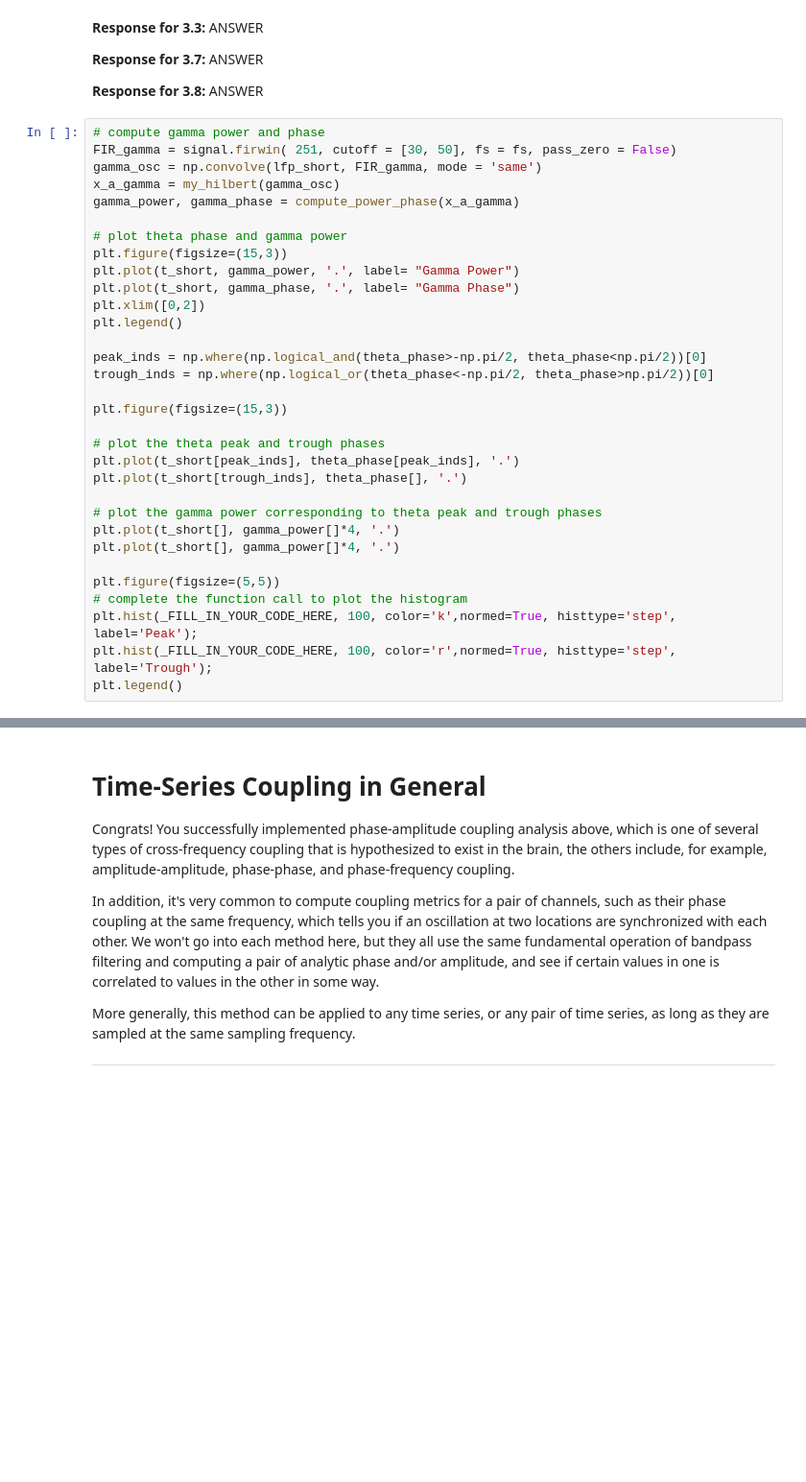
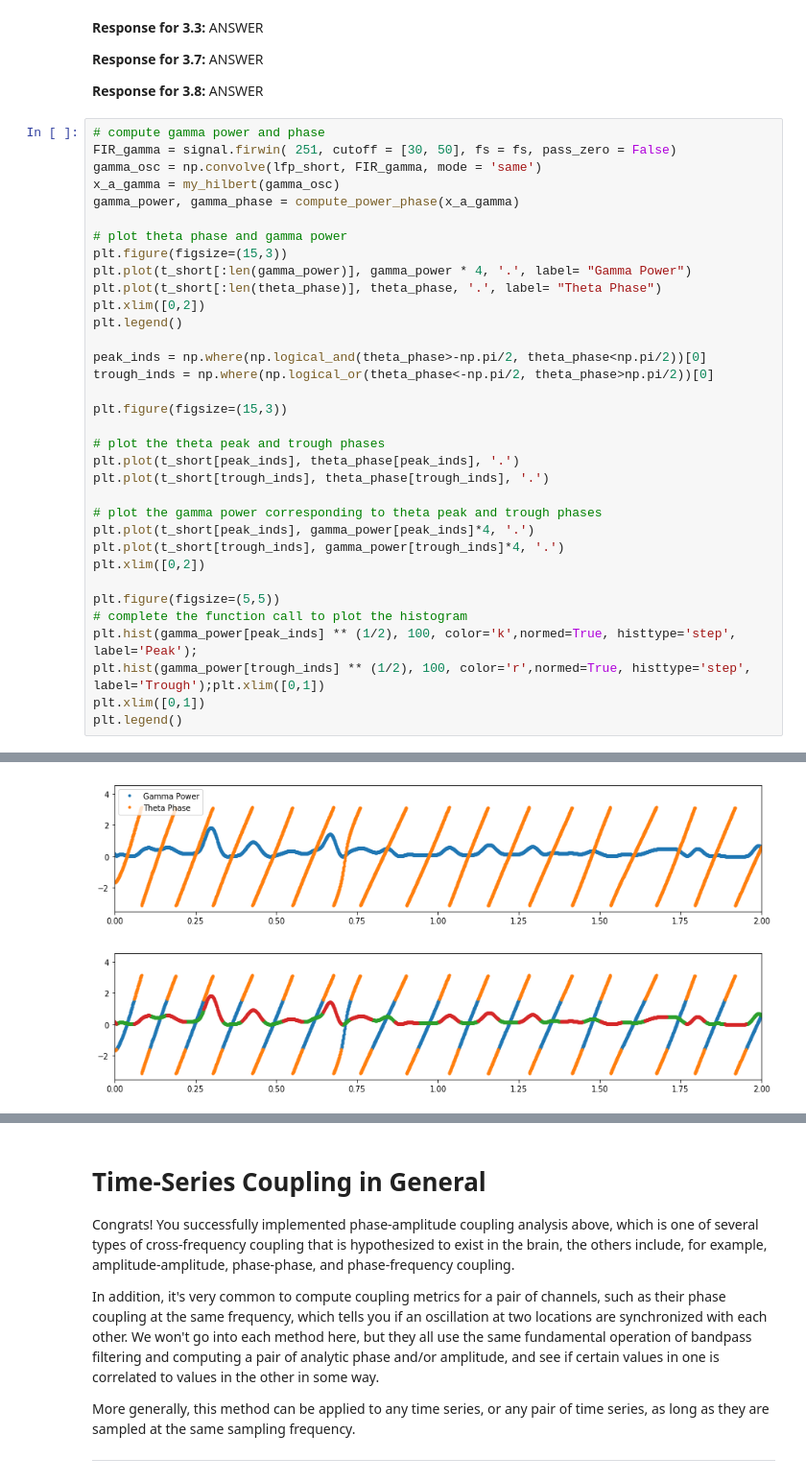
Before and after one commit to ajkeamy/COGS118C, a Jupyter notebook: Assignments/A4-HilbertLFPSpike.ipynb, the cells around one changed output, grey strips where cells are left out. Shown at 96% size. Drawn from its saved outputs; the diff is of its cells as text; blank space fills up the shorter version.

```diff
--- a/Assignments/A4-HilbertLFPSpike.ipynb
+++ b/Assignments/A4-HilbertLFPSpike.ipynb
@@ -265,8 +273,8 @@ gamma_power, gamma_phase = compute_power_phase(x_a_gamma)
 
 # plot theta phase and gamma power
 plt.figure(figsize=(15,3))
-plt.plot(t_short, gamma_power, '.', label= "Gamma Power")
-plt.plot(t_short, gamma_phase, '.', label= "Gamma Phase")
+plt.plot(t_short[:len(gamma_power)], gamma_power * 4, '.', label= "Gamma Power")
+plt.plot(t_short[:len(theta_phase)], theta_phase, '.', label= "Theta Phase")
 plt.xlim([0,2])
 plt.legend()
 
@@ -277,15 +285,17 @@ plt.figure(figsize=(15,3))
 
 # plot the theta peak and trough phases
 plt.plot(t_short[peak_inds], theta_phase[peak_inds], '.')
-plt.plot(t_short[trough_inds], theta_phase[], '.')
+plt.plot(t_short[trough_inds], theta_phase[trough_inds], '.')
 
 # plot the gamma power corresponding to theta peak and trough phases
-plt.plot(t_short[], gamma_power[]*4, '.')
-plt.plot(t_short[], gamma_power[]*4, '.')
+plt.plot(t_short[peak_inds], gamma_power[peak_inds]*4, '.')
+plt.plot(t_short[trough_inds], gamma_power[trough_inds]*4, '.')
+plt.xlim([0,2])
 
 plt.figure(figsize=(5,5))
 # complete the function call to plot the histogram
-plt.hist(_FILL_IN_YOUR_CODE_HERE, 100, color='k',normed=True, histtype='step', label='Peak');
-plt.hist(_FILL_IN_YOUR_CODE_HERE, 100, color='r',normed=True, histtype='step', label='Trough');
+plt.hist(gamma_power[peak_inds] ** (1/2), 100, color='k',normed=True, histtype='step', label='Peak');
+plt.hist(gamma_power[trough_inds] ** (1/2), 100, color='r',normed=True, histtype='step', label='Trough');plt.xlim([0,1])
+plt.xlim([0,1])
 plt.legend()
 # %% [output]
@@ -292,0 +303,2 @@ SyntaxError: invalid syntax (<ipython-input-37-805704bb7f6c>, line 19)
+[figure, added]
+[figure, added]
```
Also changed, not shown: parts of 10 cells of this notebook.
